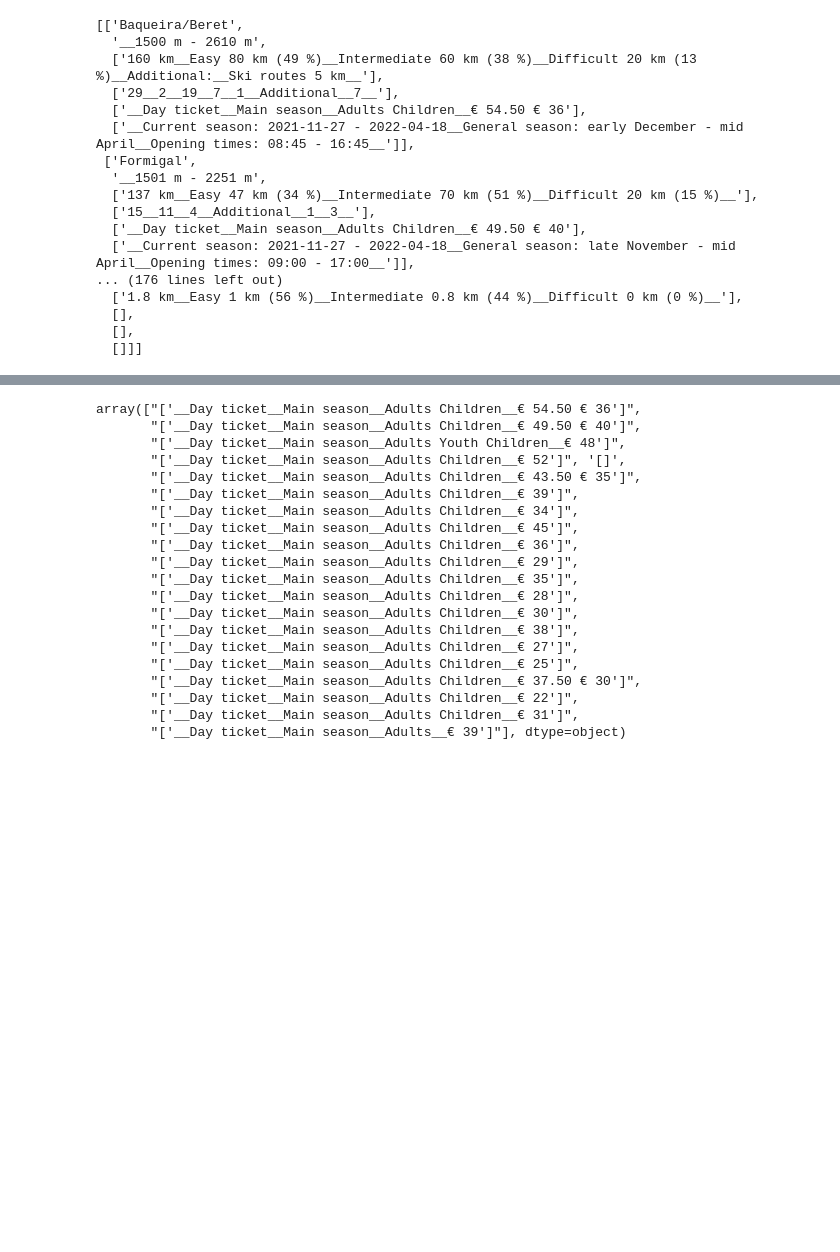
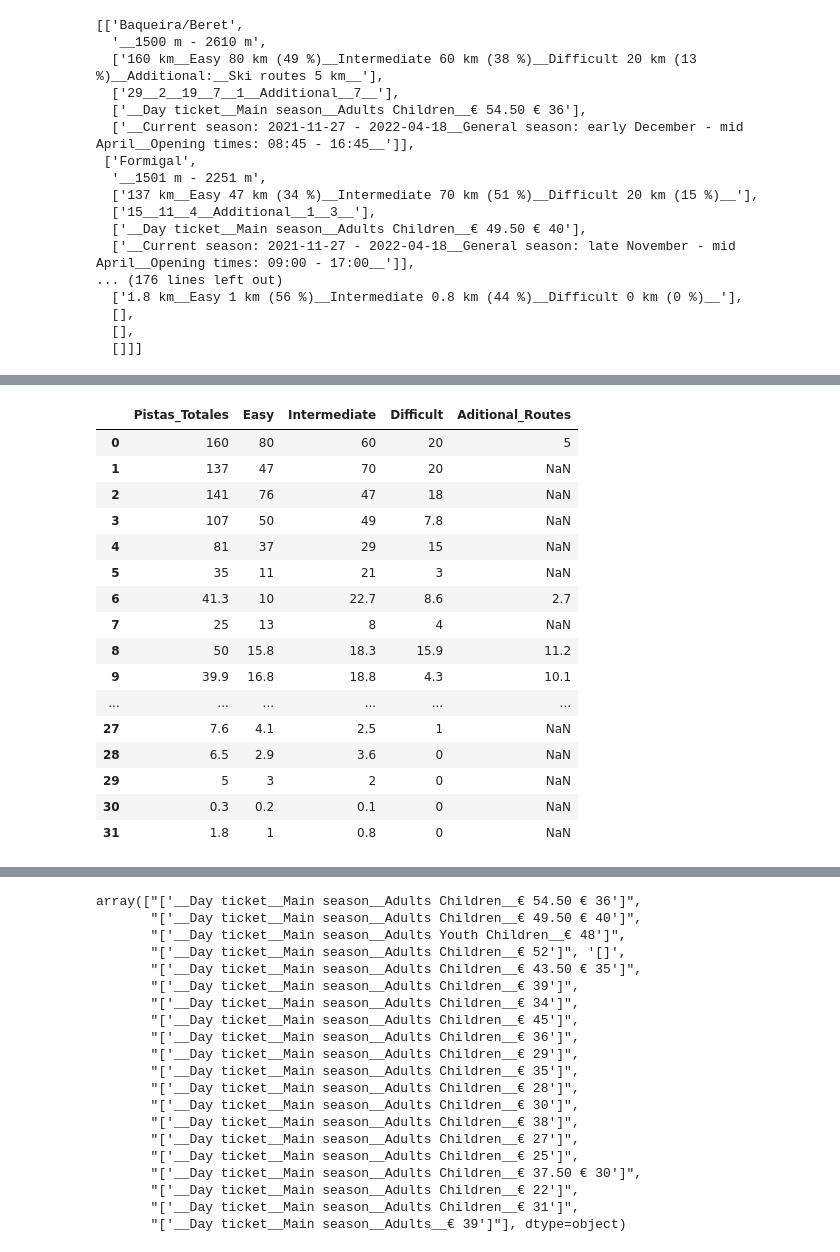
Before and after one commit to jaimecabanyes/GoRiding-, a Jupyter notebook: Estaciones España.ipynb, the cells around one changed output, grey strips where cells are left out. Saved outputs shown, nothing was run; the diff lists cells and outputs as text; code cells hidden in the pictures; blank space fills up the shorter version.

```diff
--- a/Estaciones España.ipynb
+++ b/Estaciones España.ipynb
@@ -193,6 +213,26 @@ def hacer_df_pistas(columnadf): #ejemplo (df.Pistas)
 dfpistas = hacer_df_pistas(dfEsp.Pistas)
 # %%
 dfpistas.to_csv("Data/pistasesp.csv")
+# %%
+dfpistas
+# %% [output]
+|  | Pistas_Totales | Easy | Intermediate | Difficult | Aditional_Routes |
+| 0 | 160 | 80 | 60 | 20 | 5 |
+| 1 | 137 | 47 | 70 | 20 | NaN |
+| 2 | 141 | 76 | 47 | 18 | NaN |
+| 3 | 107 | 50 | 49 | 7.8 | NaN |
+| 4 | 81 | 37 | 29 | 15 | NaN |
+| 5 | 35 | 11 | 21 | 3 | NaN |
+| 6 | 41.3 | 10 | 22.7 | 8.6 | 2.7 |
+| 7 | 25 | 13 | 8 | 4 | NaN |
+| 8 | 50 | 15.8 | 18.3 | 15.9 | 11.2 |
+| 9 | 39.9 | 16.8 | 18.8 | 4.3 | 10.1 |
+| ... | ... | ... | ... | ... | ... |
+| 27 | 7.6 | 4.1 | 2.5 | 1 | NaN |
+| 28 | 6.5 | 2.9 | 3.6 | 0 | NaN |
+| 29 | 5 | 3 | 2 | 0 | NaN |
+| 30 | 0.3 | 0.2 | 0.1 | 0 | NaN |
+| 31 | 1.8 | 1 | 0.8 | 0 | NaN |
 # %%
 def obtener_num_remontes(columnadf):
     for i in columnadf:
```
Also changed, not shown: parts of 15 cells of this notebook.
